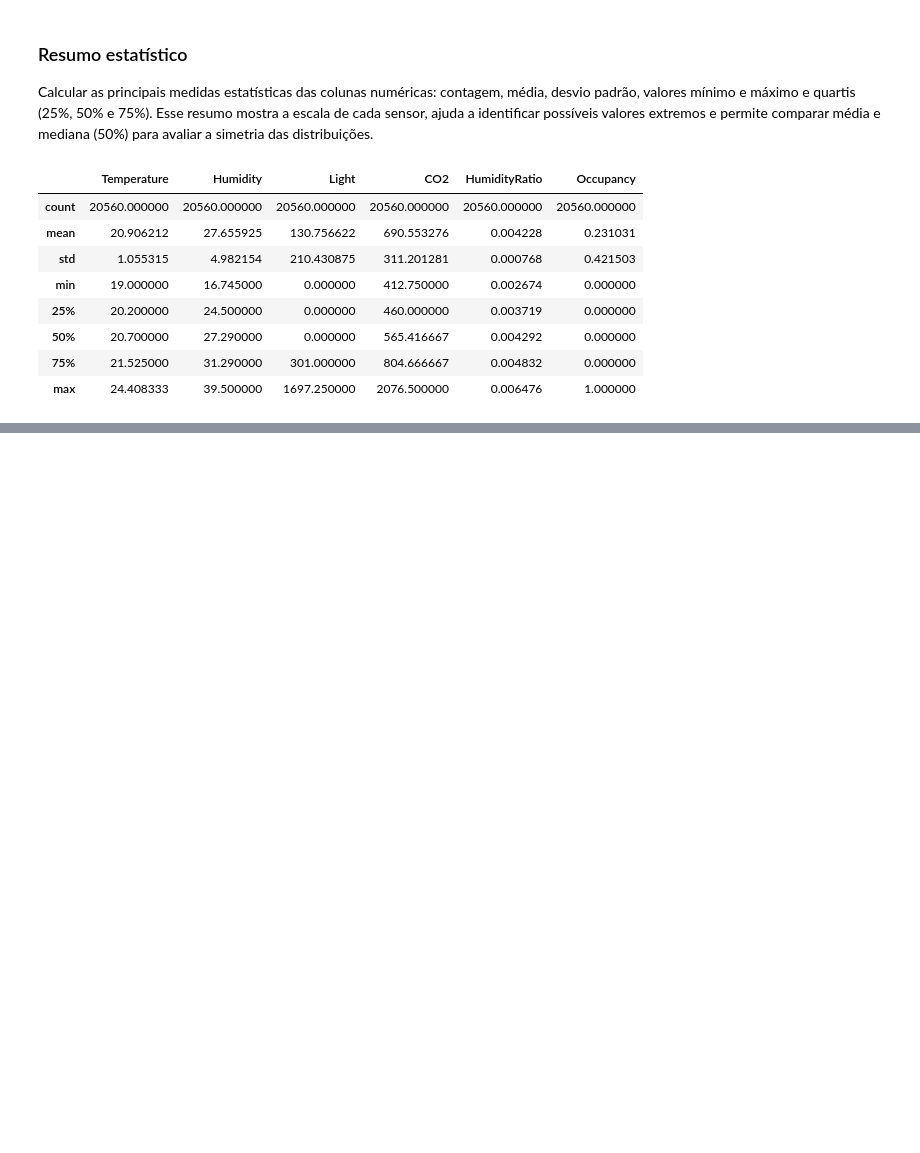
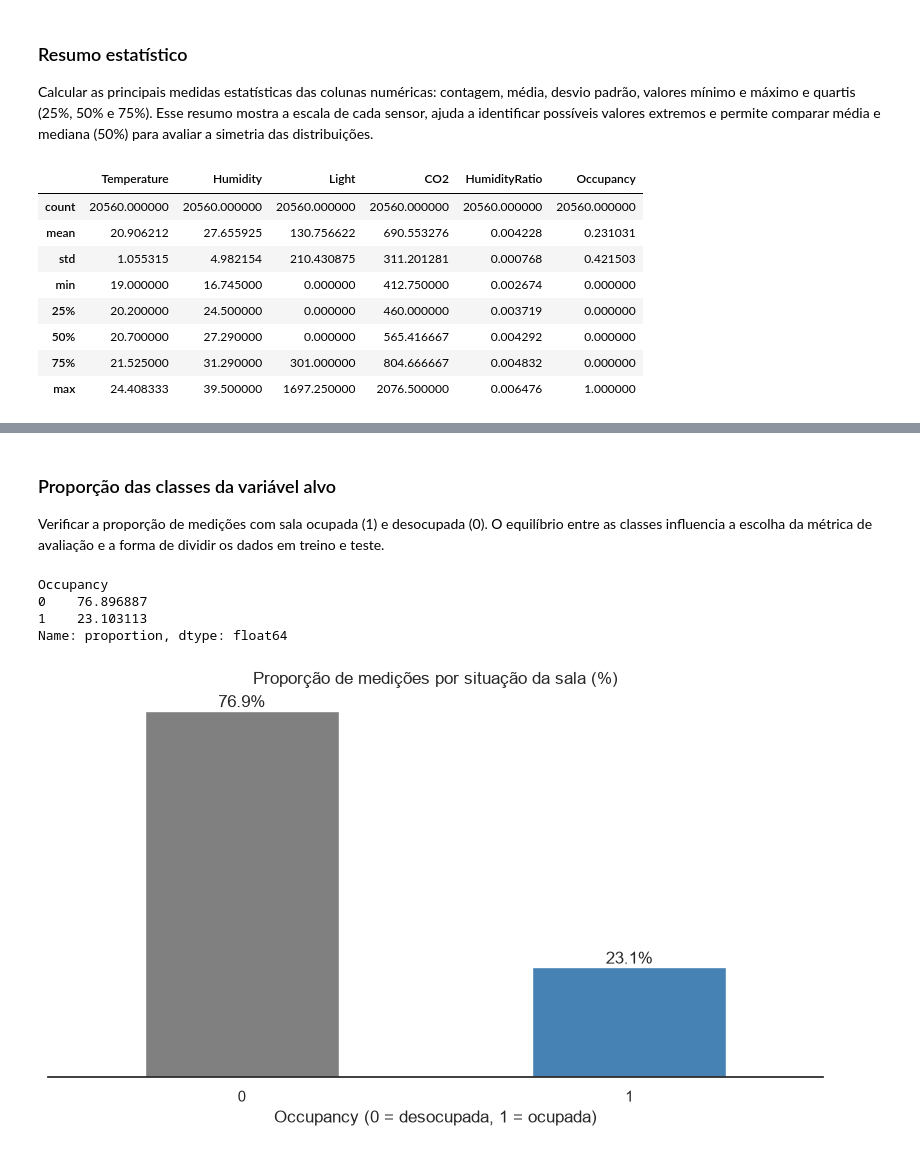
Before and after one commit to MatheusCapri/ocupacao_salas_ml, a Jupyter notebook: notebooks/analise_ocupacao.ipynb, the cells around one changed output, grey strips where cells are left out. Drawn from its saved outputs; the diff is of its cells as text; code cells hidden in the pictures; blank space fills up the shorter version.

```diff
--- a/notebooks/analise_ocupacao.ipynb
+++ b/notebooks/analise_ocupacao.ipynb
@@ -170,0 +223,24 @@ df.describe()
+# %% [markdown]
+### Proporção das classes da variável alvo
+
+Verificar a proporção de medições com sala ocupada (1) e desocupada (0). O equilíbrio entre as classes influencia a escolha da métrica de avaliação e a forma de dividir os dados em treino e teste.
+# %%
+proporcao = df["Occupancy"].value_counts(normalize=True) * 100
+proporcao
+# %% [output]
+Occupancy
+0    76.896887
+1    23.103113
+Name: proportion, dtype: float64
+# %%
+ax = proporcao.plot(kind="bar", color=["gray", "steelblue"])
+ax.set_title("Proporção de medições por situação da sala (%)")
+ax.set_xlabel("Occupancy (0 = desocupada, 1 = ocupada)")
+ax.set_ylabel("")
+ax.set_yticks([])
+ax.spines[["top", "right", "left"]].set_visible(False)
+ax.bar_label(ax.containers[0], fmt="%.1f%%")
+plt.xticks(rotation=0)
+plt.show()
+# %% [output]
+[figure, added]
```
Also changed, not shown: parts of 14 cells of this notebook.
